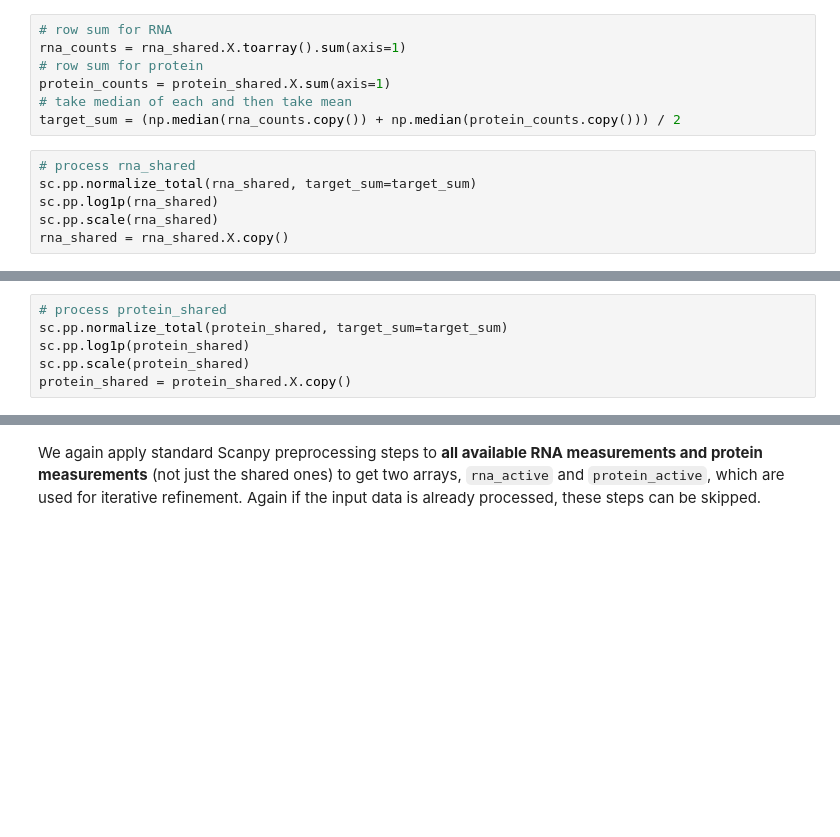
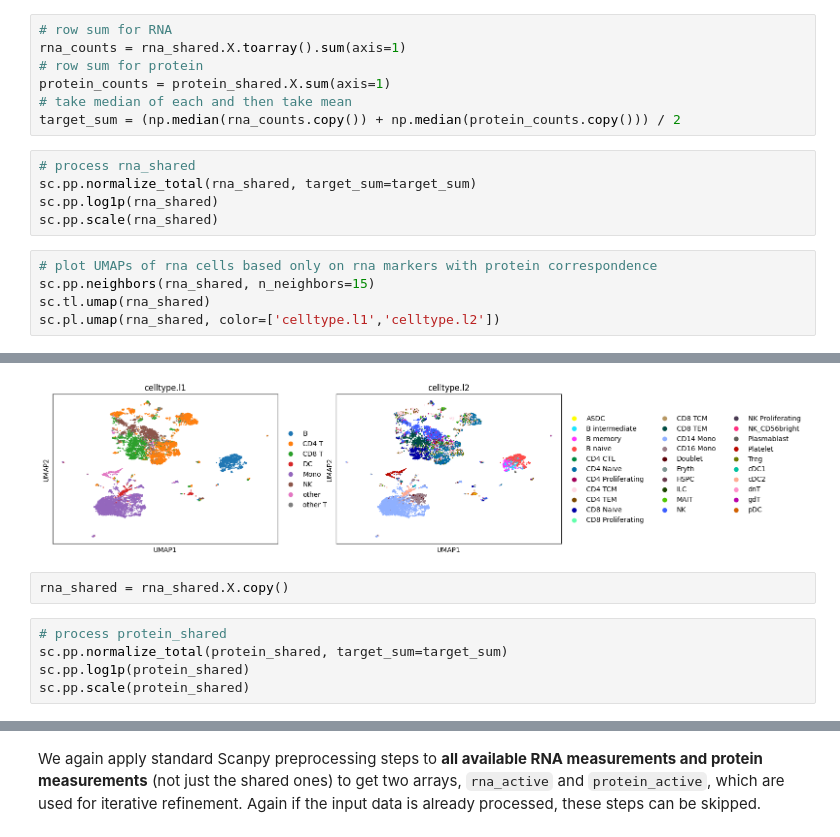
Before and after one commit to shuxiaoc/maxfuse, a Jupyter notebook: docs/citeseq_pbmc_evaluate.ipynb, the cells around one changed output, grey strips where cells are left out. Cells and saved outputs as stored; diff of their text form; blank space fills up the shorter version.

```diff
--- a/docs/citeseq_pbmc_evaluate.ipynb
+++ b/docs/citeseq_pbmc_evaluate.ipynb
@@ -120,4 +125,9 @@ target_sum = (np.median(rna_counts.copy()) + np.median(protein_counts.copy())) /
 sc.pp.normalize_total(rna_shared, target_sum=target_sum)
 sc.pp.log1p(rna_shared)
 sc.pp.scale(rna_shared)
-rna_shared = rna_shared.X.copy()
+# %%
+# plot UMAPs of rna cells based only on rna markers with protein correspondence
+sc.pp.neighbors(rna_shared, n_neighbors=15)
+sc.tl.umap(rna_shared)
+sc.pl.umap(rna_shared, color=['celltype.l1','celltype.l2'])
+# %% [output]
@@ -124,6 +136,8 @@ rna_shared = rna_shared.X.copy()
+[figure, added]
+# %%
+rna_shared = rna_shared.X.copy()
 # %%
 # process protein_shared
 sc.pp.normalize_total(protein_shared, target_sum=target_sum)
 sc.pp.log1p(protein_shared)
 sc.pp.scale(protein_shared)
-protein_shared = protein_shared.X.copy()
```
Also changed, not shown: parts of 27 cells of this notebook.
